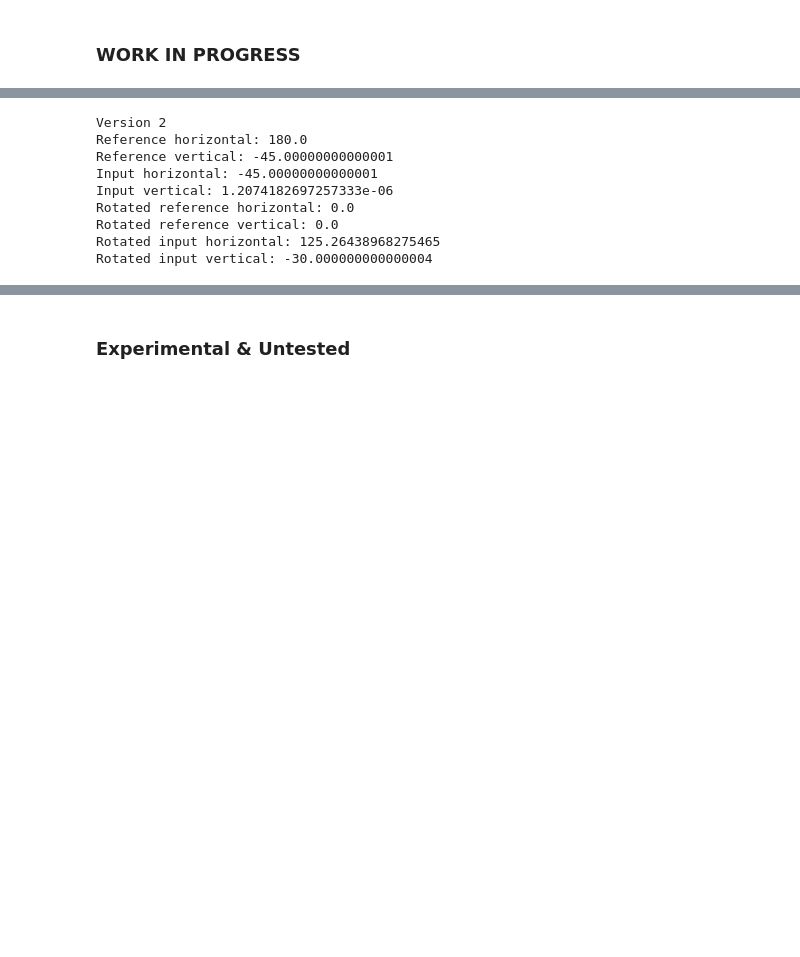
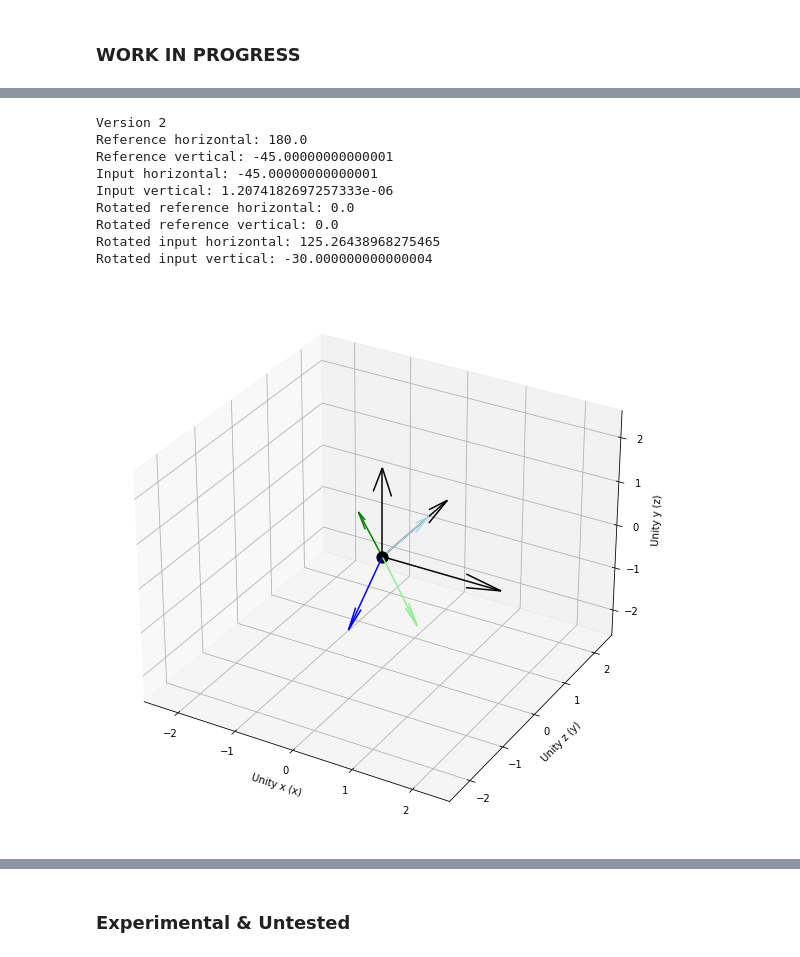
Before and after one commit to StefB4/Head2Eye, a Jupyter notebook: Angles.ipynb, the cells around one changed output, grey strips where cells are left out. Drawn from its saved outputs; the diff is of its cells as text; code cells hidden in the pictures; blank space fills up the shorter version.

```diff
--- a/Angles.ipynb
+++ b/Angles.ipynb
@@ -309,4 +185,6 @@ Vectors:
 # %%
+# %%timeit
+
 # Version 2
 # Basic idea
 # Find rotations around z (cartesian, Unity y) and subsequently x (cartesian, Unity x)
@@ -316,6 +194,7 @@ Vectors:
 print("Version 2")
 
 fig = plt.figure(figsize=(15,10))
+fig.canvas.manager.set_window_title("Version 2")
 ax1 = fig.add_subplot(1,1,1, projection='3d')
 
 # Input and reference
@@ -425,33 +304,33 @@ print("Rotated input vertical: " + str(rotated_inp_vertical))
 
 
 
-
 # Plot
 ax1.quiver(0,0,0,2,0,0,color="black") # axis
 ax1.quiver(0,0,0,0,2,0,color="black") # axis
 ax1.quiver(0,0,0,0,0,2,color="black") # axis
 ax1.quiver(0,0,0,inp_dir_cartesian[0],inp_dir_cartesian[1],inp_dir_cartesian[2],color="green") # input
 ax1.quiver(0,0,0,ref_dir_cartesian[0],ref_dir_cartesian[1],ref_dir_cartesian[2],color="blue") # reference
 ax1.quiver(0,0,0,rotated_ref[0],rotated_ref[1],rotated_ref[2],color="lightblue") # reference rotated
 ax1.quiver(0,0,0,rotated_inp[0],rotated_inp[1],rotated_inp[2],color="lightgreen") # input rotated
 
 plt.xlim(-2.5, 2.5)
 plt.ylim(-2.5, 2.5)
 ax1.set_zlim(-2.5,2.5)
 ax1.set_xlabel("Unity x (x)")
 ax1.set_ylabel("Unity z (y)")
 ax1.set_zlabel("Unity y (z)")
 
 ax1.scatter(0,0,0,marker=".",color="black",s=500)
 
 plt.show()
 # %% [output]
 Version 2
 Reference horizontal: 180.0
 Reference vertical: -45.00000000000001
 Input horizontal: -45.00000000000001
 Input vertical: 1.2074182697257333e-06
 Rotated reference horizontal: 0.0
 Rotated reference vertical: 0.0
 Rotated input horizontal: 125.26438968275465
 Rotated input vertical: -30.000000000000004
+[figure, added]
```
Also changed, not shown: parts of 6 cells of this notebook.
